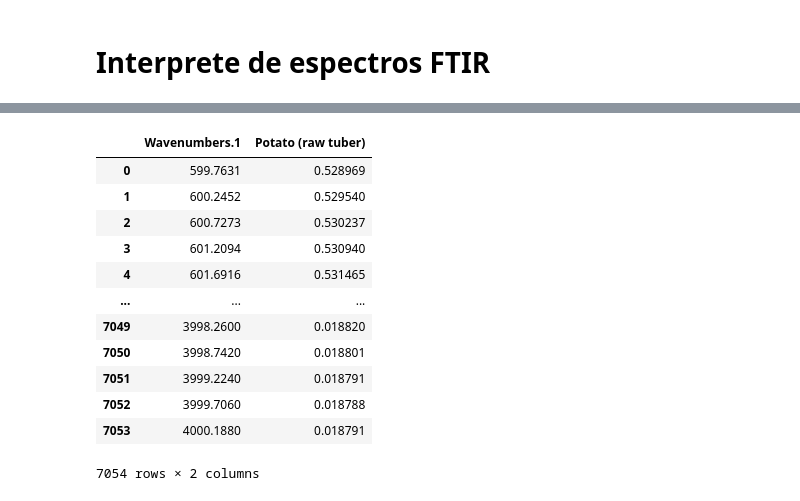
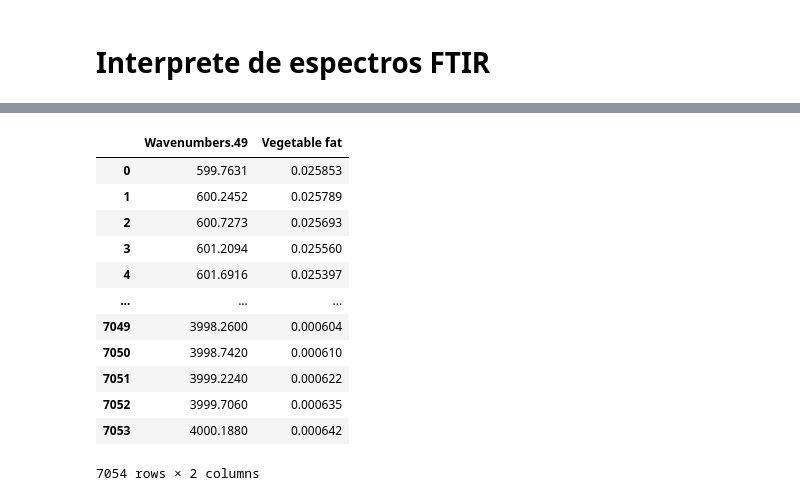
Before and after one commit to joscor34/FTIR_Interpreter, a Jupyter notebook: FTIR_Inspector.ipynb, the cells around one changed output, grey strips where cells are left out. Drawn from its saved outputs; the diff is of its cells as text; code cells hidden in the pictures.

```diff
--- a/FTIR_Inspector.ipynb
+++ b/FTIR_Inspector.ipynb
@@ -7,19 +25,20 @@ import matplotlib.pyplot as plt
 # %%
-archivo_espectro = 'FTIR_Library_Spectra.csv'
-fields = ["Potato (raw tuber)", "Wavenumbers.1"]
+y_field = 'Vegetable fat'
+x_field = 'Wavenumbers.49'
+fields = [y_field, x_field]
 x_y_data = pd.read_csv(archivo_espectro, skipinitialspace=True, usecols=fields)
 x_y_data
 # %% [output]
-|  | Wavenumbers.1 | Potato (raw tuber) |
-| 0 | 599.7631 | 0.528969 |
-| 1 | 600.2452 | 0.529540 |
-| 2 | 600.7273 | 0.530237 |
-| 3 | 601.2094 | 0.530940 |
-| 4 | 601.6916 | 0.531465 |
+|  | Wavenumbers.49 | Vegetable fat |
+| 0 | 599.7631 | 0.025853 |
+| 1 | 600.2452 | 0.025789 |
+| 2 | 600.7273 | 0.025693 |
+| 3 | 601.2094 | 0.025560 |
+| 4 | 601.6916 | 0.025397 |
 | ... | ... | ... |
-| 7049 | 3998.2600 | 0.018820 |
-| 7050 | 3998.7420 | 0.018801 |
-| 7051 | 3999.2240 | 0.018791 |
-| 7052 | 3999.7060 | 0.018788 |
-| 7053 | 4000.1880 | 0.018791 |
+| 7049 | 3998.2600 | 0.000604 |
+| 7050 | 3998.7420 | 0.000610 |
+| 7051 | 3999.2240 | 0.000622 |
+| 7052 | 3999.7060 | 0.000635 |
+| 7053 | 4000.1880 | 0.000642 |
 7054 rows × 2 columns
```
Also changed, not shown: parts of 5 cells of this notebook.
